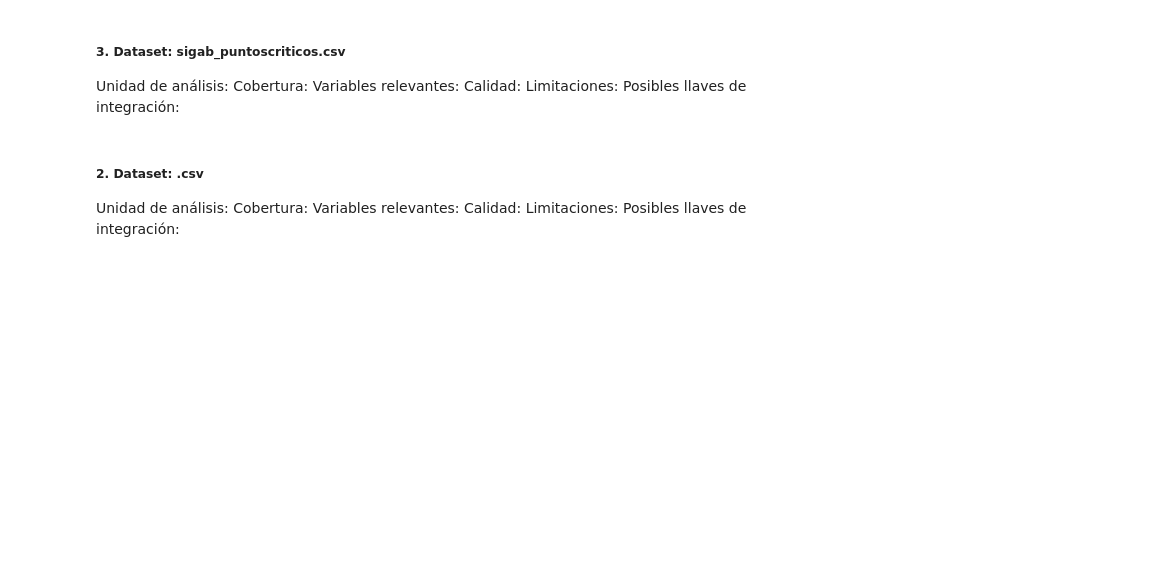
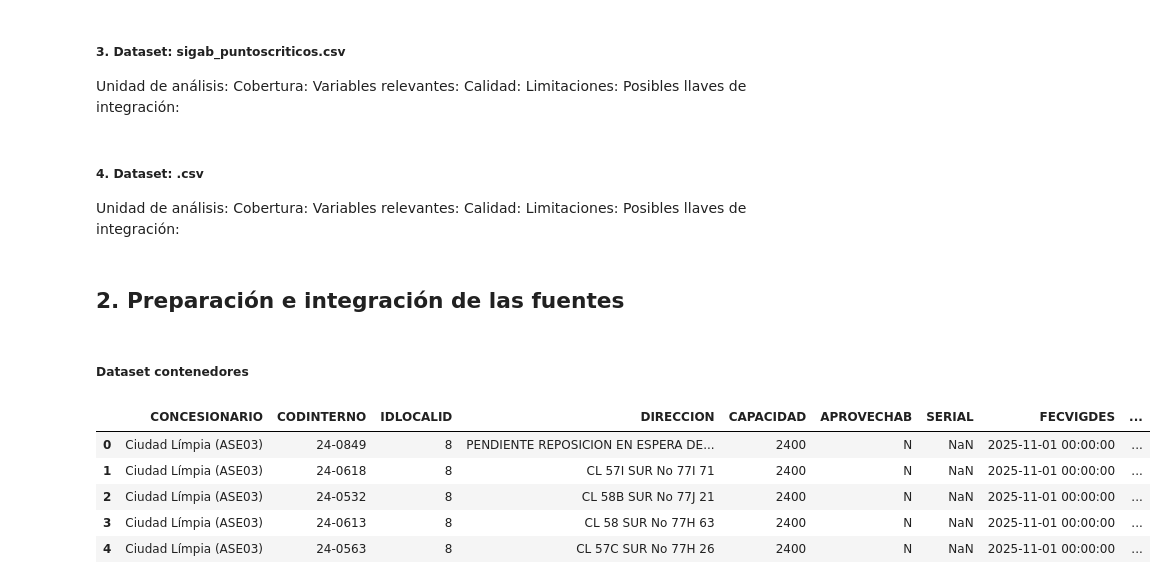
Before and after one commit to Ale92009/DATA1002_Proyecto2, a Jupyter notebook: notebooks/desarrollo.ipynb, the cells around one changed output. Cells and saved outputs as stored; diff of their text form; code cells hidden in the pictures; blank space fills up the shorter version.

```diff
--- a/notebooks/desarrollo.ipynb
+++ b/notebooks/desarrollo.ipynb
@@ -41,7 +48,7 @@ Calidad:
 Limitaciones:
 Posibles llaves de integración:
 # %% [markdown]
-##### 2. Dataset: .csv
+##### 4. Dataset: .csv
 
 Unidad de análisis:
 Cobertura:
@@ -49,3 +56,16 @@ Variables relevantes:
 Calidad:
 Limitaciones:
 Posibles llaves de integración:
+# %% [markdown]
+## 2. Preparación e integración de las fuentes
+# %% [markdown]
+##### Dataset contenedores
+# %%
+df_contenedores.head()
+# %% [output]
+|  | CONCESIONARIO | CODINTERNO | IDLOCALID | DIRECCION | CAPACIDAD | APROVECHAB | SERIAL | FECVIGDES | ... |
+| 0 | Ciudad Límpia (ASE03) | 24-0849 | 8 | PENDIENTE REPOSICION EN ESPERA DE... | 2400 | N | NaN | 2025-11-01 00:00:00 | ... |
+| 1 | Ciudad Límpia (ASE03) | 24-0618 | 8 | CL 57I SUR No 77I 71 | 2400 | N | NaN | 2025-11-01 00:00:00 | ... |
+| 2 | Ciudad Límpia (ASE03) | 24-0532 | 8 | CL 58B SUR No 77J 21 | 2400 | N | NaN | 2025-11-01 00:00:00 | ... |
+| 3 | Ciudad Límpia (ASE03) | 24-0613 | 8 | CL 58 SUR No 77H 63 | 2400 | N | NaN | 2025-11-01 00:00:00 | ... |
+| 4 | Ciudad Límpia (ASE03) | 24-0563 | 8 | CL 57C SUR No 77H 26 | 2400 | N | NaN | 2025-11-01 00:00:00 | ... |
```
Also changed, not shown: parts of 12 cells of this notebook, 1 other file.
